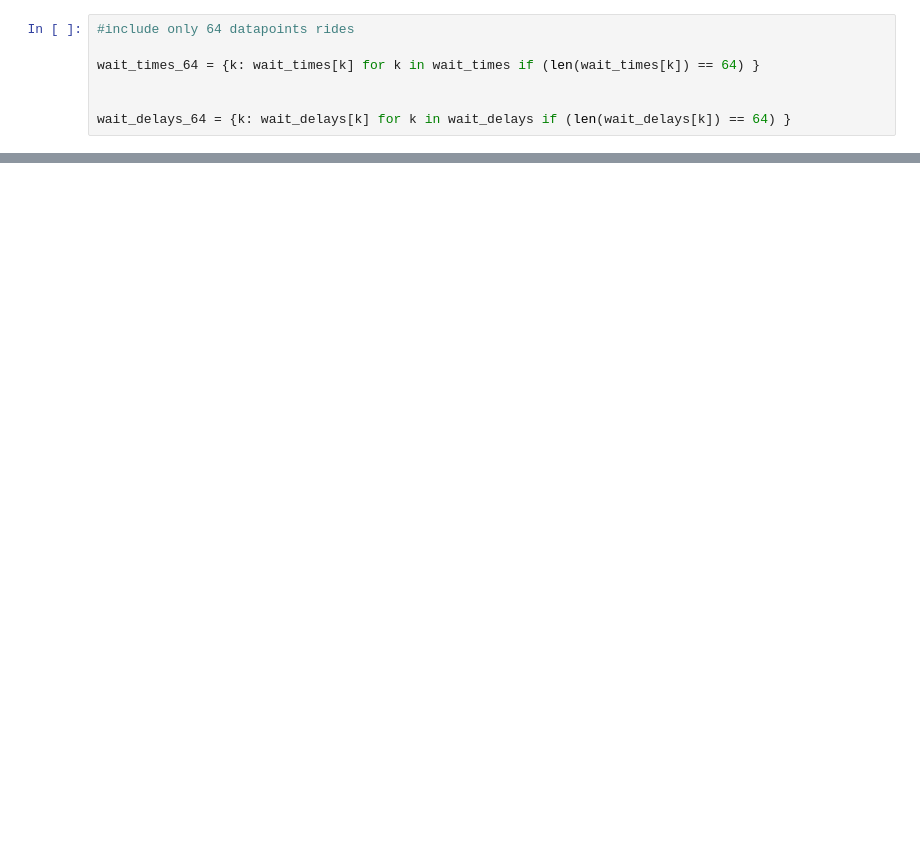
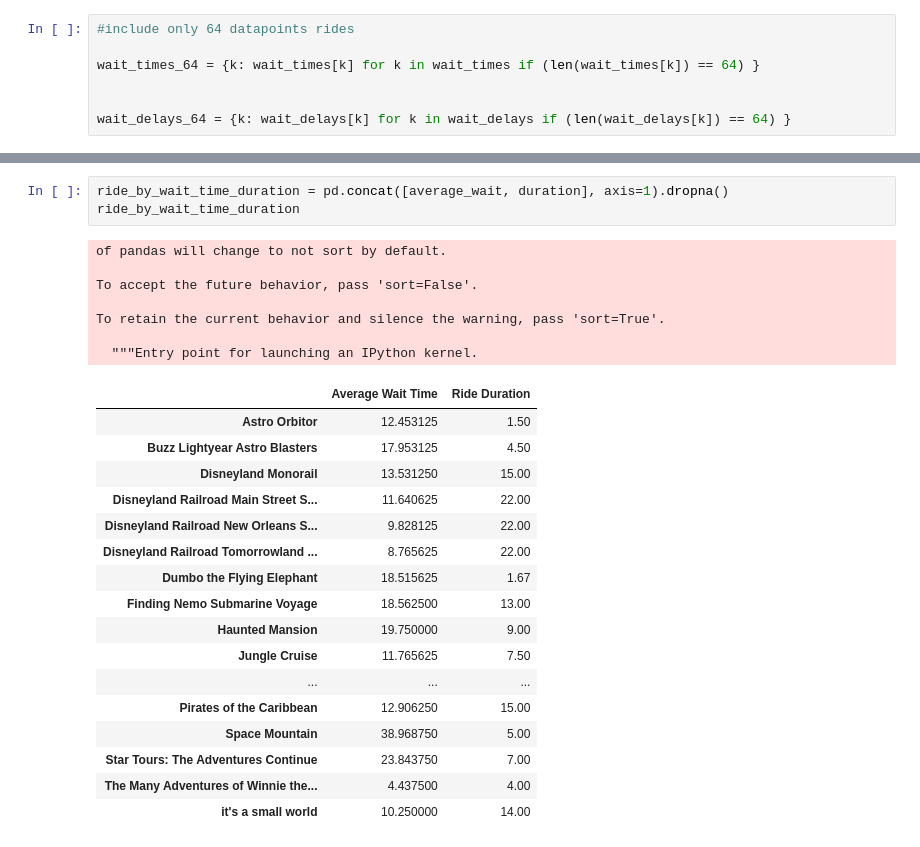
Before and after one commit to hamletbatista/inbound, a Jupyter notebook: disneyland_average_ride_time.ipynb, the cells around one changed output, grey strips where cells are left out. Cells and saved outputs as stored; diff of their text form; blank space fills up the shorter version.

```diff
--- a/disneyland_average_ride_time.ipynb
+++ b/disneyland_average_ride_time.ipynb
@@ -431,0 +544,28 @@ dtype: float64
+# %%
+ride_by_wait_time_duration = pd.concat([average_wait, duration], axis=1).dropna()
+ride_by_wait_time_duration
+# %% [output]
+of pandas will change to not sort by default.
+
+To accept the future behavior, pass 'sort=False'.
+
+To retain the current behavior and silence the warning, pass 'sort=True'.
+
+  """Entry point for launching an IPython kernel.
+|  | Average Wait Time | Ride Duration |
+| Astro Orbitor | 12.453125 | 1.50 |
+| Buzz Lightyear Astro Blasters | 17.953125 | 4.50 |
+| Disneyland Monorail | 13.531250 | 15.00 |
+| Disneyland Railroad Main Street S... | 11.640625 | 22.00 |
+| Disneyland Railroad New Orleans S... | 9.828125 | 22.00 |
+| Disneyland Railroad Tomorrowland ... | 8.765625 | 22.00 |
+| Dumbo the Flying Elephant | 18.515625 | 1.67 |
+| Finding Nemo Submarine Voyage | 18.562500 | 13.00 |
+| Haunted Mansion | 19.750000 | 9.00 |
+| Jungle Cruise | 11.765625 | 7.50 |
+| ... | ... | ... |
+| Pirates of the Caribbean | 12.906250 | 15.00 |
+| Space Mountain | 38.968750 | 5.00 |
+| Star Tours: The Adventures Continue | 23.843750 | 7.00 |
+| The Many Adventures of Winnie the... | 4.437500 | 4.00 |
+| it's a small world | 10.250000 | 14.00 |
```
Also changed, not shown: parts of 20 cells of this notebook.
